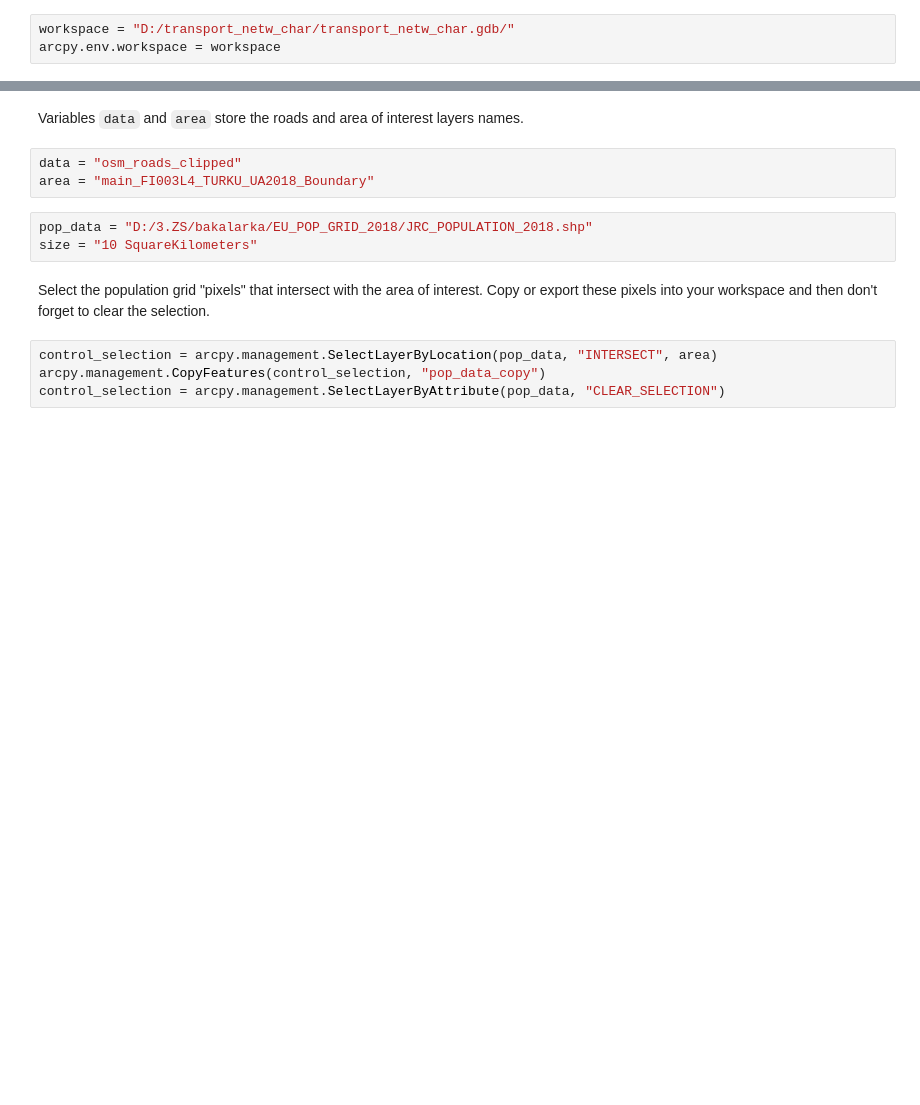
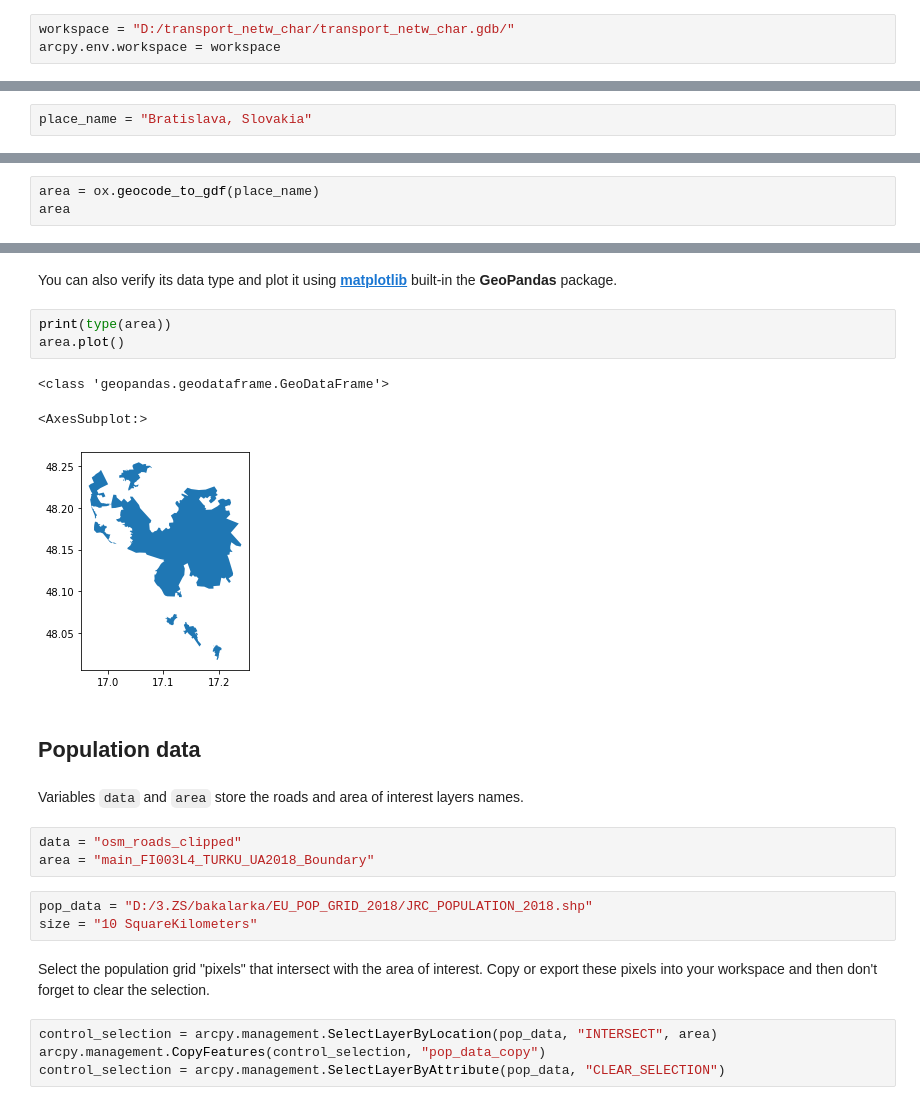
Before and after one commit to KGI-PRODA/2024, a Jupyter notebook: cviceni4/network_density.ipynb, the cells around one changed output, grey strips where cells are left out. Saved outputs shown, nothing was run; the diff lists cells and outputs as text; blank space fills up the shorter version.

Commit message:
import balickov osmnx a geopandas, nefunkcny kod na ziskane bratislavy

````diff
--- a/cviceni4/network_density.ipynb
+++ b/cviceni4/network_density.ipynb
@@ -30,0 +45,2 @@ arcpy.env.workspace = workspace
+# %%
+place_name = "Bratislava, Slovakia"
@@ -30,0 +59,3 @@ arcpy.env.workspace = workspace
+# %%
+area = ox.geocode_to_gdf(place_name)
+area
@@ -31,3 +65,14 @@ arcpy.env.workspace = workspace
+# %% [markdown]
+You can also verify its data type and plot it using [**matplotlib**](https://matplotlib.org/) built-in the **GeoPandas** package.
+# %%
+print(type(area))
+area.plot()
+# %% [output]
+<class 'geopandas.geodataframe.GeoDataFrame'>
+<AxesSubplot:>
+[figure, added]
+# %% [markdown]
+## Population data <a id="popgrid"></a>
 # %% [markdown]
 Variables ```data``` and ```area``` store the roads and area of interest layers names.
 # %%
````
Also changed, not shown: parts of 17 cells of this notebook.
